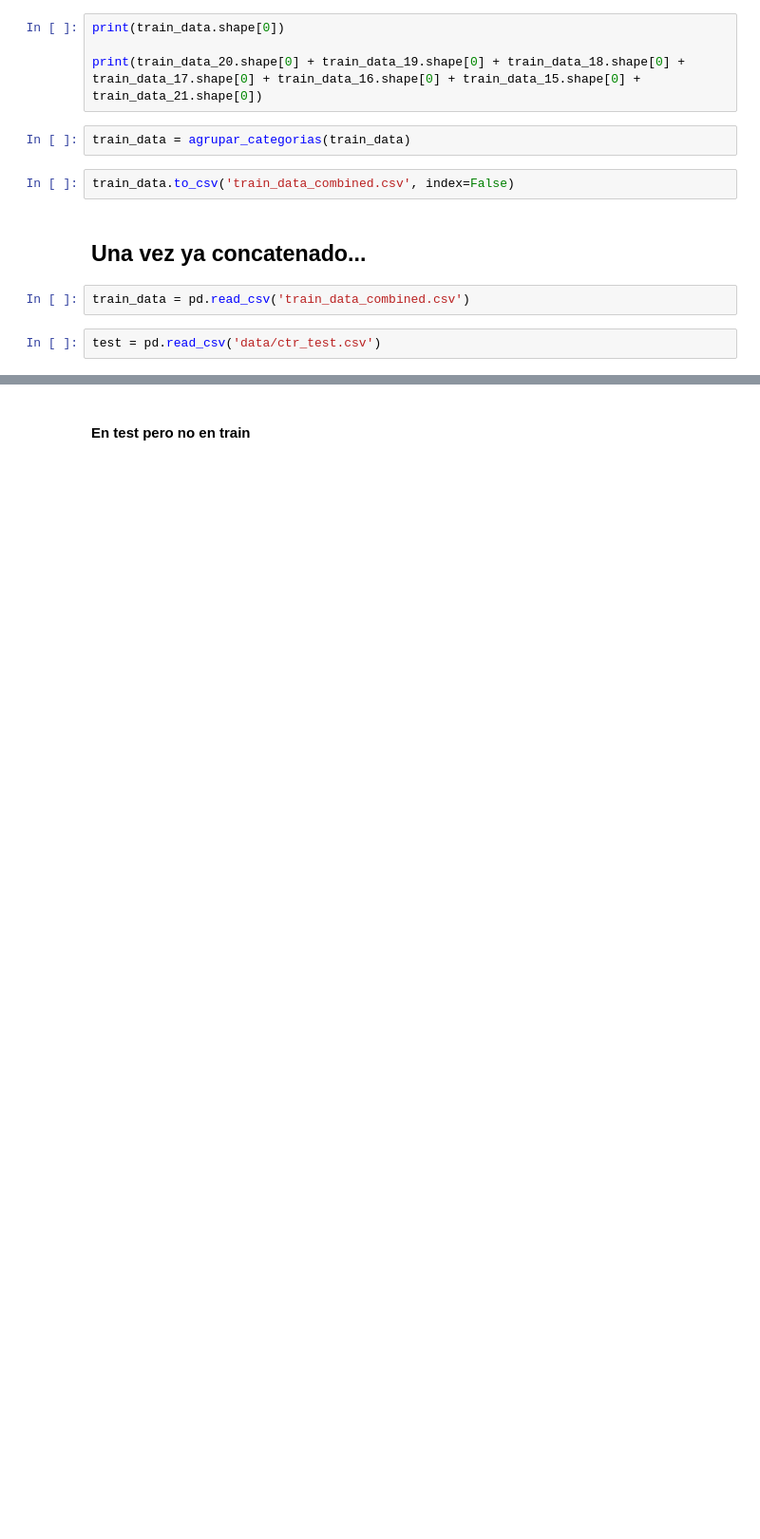
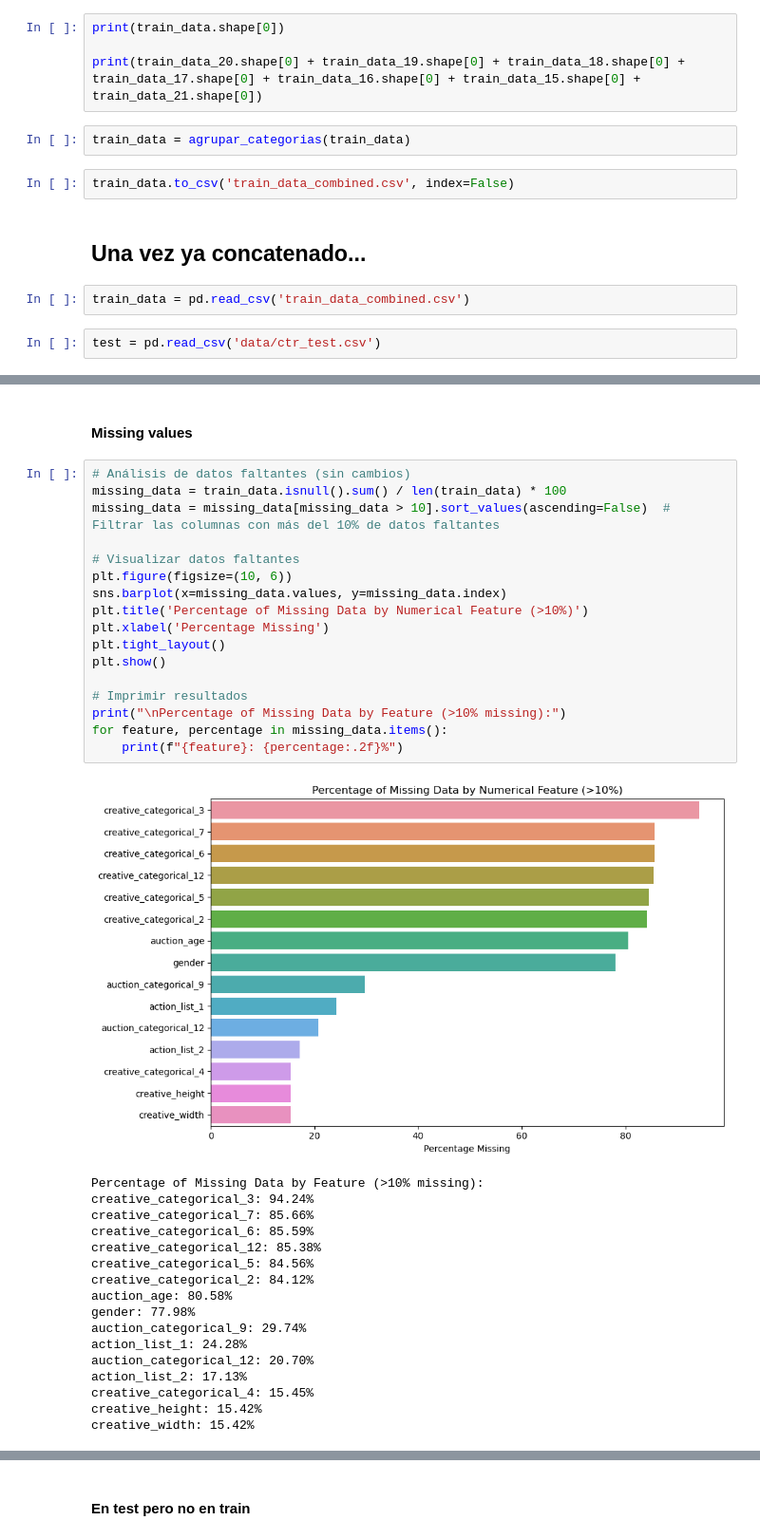
Before and after one commit to Luquish/TP2_TD6, a Jupyter notebook: limpieza.ipynb, the cells around one changed output, grey strips where cells are left out. Shown at 95% size. Saved outputs shown, nothing was run; the diff lists cells and outputs as text; blank space fills up the shorter version.

```diff
--- a/limpieza.ipynb
+++ b/limpieza.ipynb
@@ -397,0 +535,37 @@ test = pd.read_csv('data/ctr_test.csv')
+# %% [markdown]
+#### Missing values
+# %%
+# Análisis de datos faltantes (sin cambios)
+missing_data = train_data.isnull().sum() / len(train_data) * 100
+missing_data = missing_data[missing_data > 10].sort_values(ascending=False)  # Filtrar las columnas con más del 10% de datos faltantes
+
+# Visualizar datos faltantes
+plt.figure(figsize=(10, 6))
+sns.barplot(x=missing_data.values, y=missing_data.index)
+plt.title('Percentage of Missing Data by Numerical Feature (>10%)')
+plt.xlabel('Percentage Missing')
+plt.tight_layout()
+plt.show()
+
+# Imprimir resultados
+print("\nPercentage of Missing Data by Feature (>10% missing):")
+for feature, percentage in missing_data.items():
+    print(f"{feature}: {percentage:.2f}%")
+# %% [output]
+[figure, added]
+Percentage of Missing Data by Feature (>10% missing):
+creative_categorical_3: 94.24%
+creative_categorical_7: 85.66%
+creative_categorical_6: 85.59%
+creative_categorical_12: 85.38%
+creative_categorical_5: 84.56%
+creative_categorical_2: 84.12%
+auction_age: 80.58%
+gender: 77.98%
+auction_categorical_9: 29.74%
+action_list_1: 24.28%
+auction_categorical_12: 20.70%
+action_list_2: 17.13%
+creative_categorical_4: 15.45%
+creative_height: 15.42%
+creative_width: 15.42%
```
Also changed, not shown: parts of 28 cells of this notebook.
